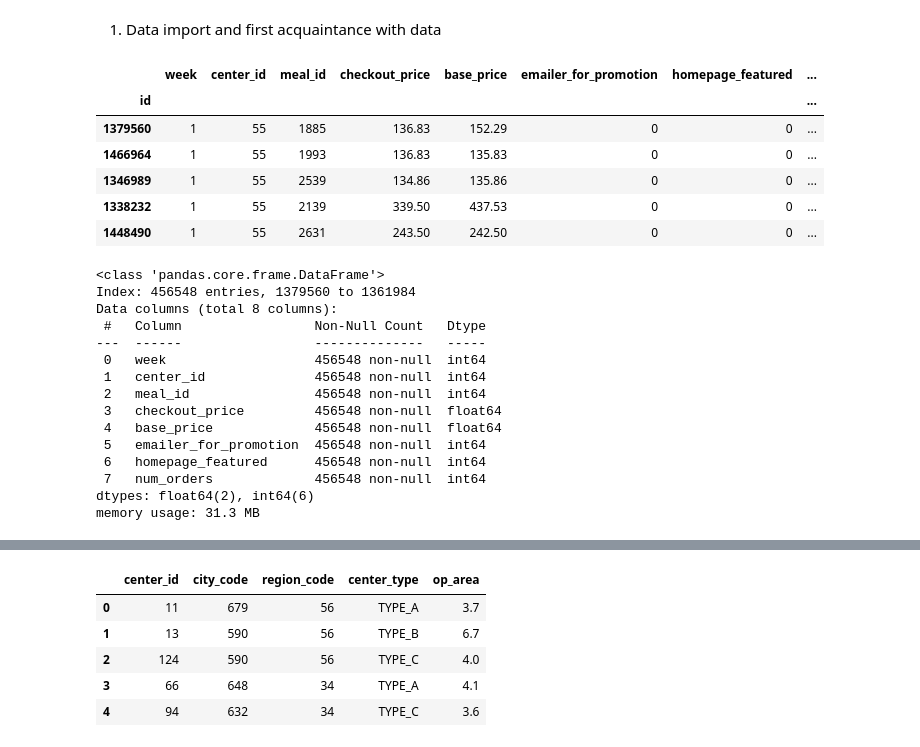
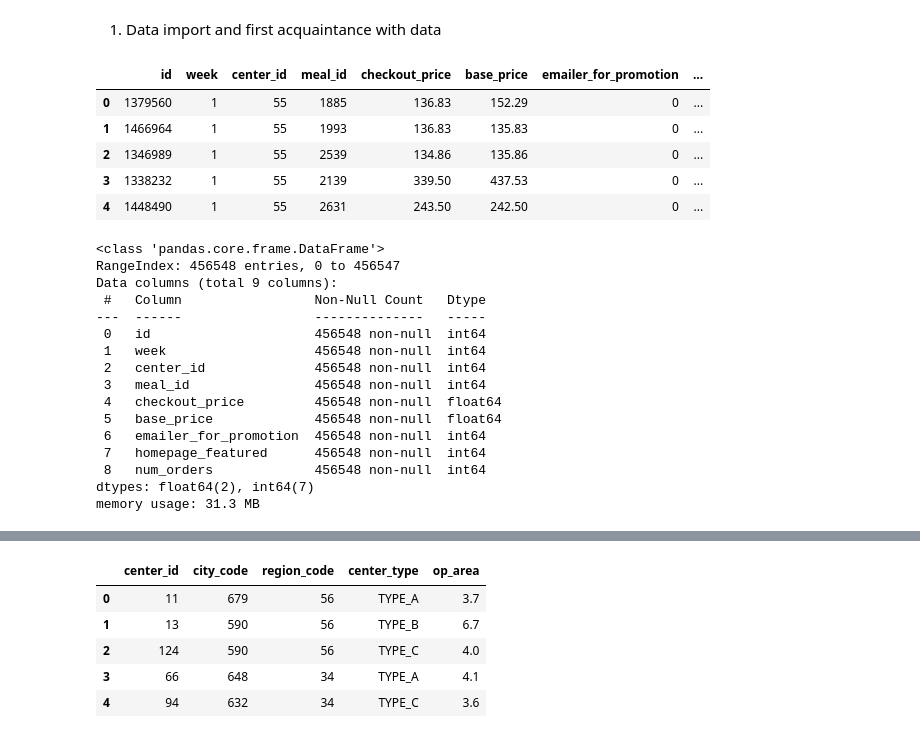
Before and after one commit to AwanRaskall/retail-demand-analysis, a Jupyter notebook: retail-analysis.ipynb, the cells around one changed output, grey strips where cells are left out. Drawn from its saved outputs; the diff is of its cells as text; code cells hidden in the pictures.

```diff
--- a/retail-analysis.ipynb
+++ b/retail-analysis.ipynb
@@ -6,35 +6,35 @@ import seaborn as sns
 # %% [markdown]
 1. Data import and first acquaintance with data
 # %%
-df_orders = pd.read_csv('Food Demand Dataset/food_demand.csv', index_col="id")
+df_orders = pd.read_csv('Food Demand Dataset/food_demand.csv')#, index_col="id")
 # df_orders = df_orders.rename_axis(None)
 
 df_orders.head()
 # %% [output]
-|  | week | center_id | meal_id | checkout_price | base_price | emailer_for_promotion | homepage_featured | ... |
-| id |  |  |  |  |  |  |  | ... |
-| 1379560 | 1 | 55 | 1885 | 136.83 | 152.29 | 0 | 0 | ... |
-| 1466964 | 1 | 55 | 1993 | 136.83 | 135.83 | 0 | 0 | ... |
-| 1346989 | 1 | 55 | 2539 | 134.86 | 135.86 | 0 | 0 | ... |
-| 1338232 | 1 | 55 | 2139 | 339.50 | 437.53 | 0 | 0 | ... |
-| 1448490 | 1 | 55 | 2631 | 243.50 | 242.50 | 0 | 0 | ... |
+|  | id | week | center_id | meal_id | checkout_price | base_price | emailer_for_promotion | ... |
+| 0 | 1379560 | 1 | 55 | 1885 | 136.83 | 152.29 | 0 | ... |
+| 1 | 1466964 | 1 | 55 | 1993 | 136.83 | 135.83 | 0 | ... |
+| 2 | 1346989 | 1 | 55 | 2539 | 134.86 | 135.86 | 0 | ... |
+| 3 | 1338232 | 1 | 55 | 2139 | 339.50 | 437.53 | 0 | ... |
+| 4 | 1448490 | 1 | 55 | 2631 | 243.50 | 242.50 | 0 | ... |
 # %%
 df_orders.info()
 # %% [output]
 <class 'pandas.core.frame.DataFrame'>
-Index: 456548 entries, 1379560 to 1361984
-Data columns (total 8 columns):
+RangeIndex: 456548 entries, 0 to 456547
+Data columns (total 9 columns):
  #   Column                 Non-Null Count   Dtype
 ---  ------                 --------------   -----
- 0   week                   456548 non-null  int64
- 1   center_id              456548 non-null  int64
- 2   meal_id                456548 non-null  int64
- 3   checkout_price         456548 non-null  float64
- 4   base_price             456548 non-null  float64
- 5   emailer_for_promotion  456548 non-null  int64
- 6   homepage_featured      456548 non-null  int64
- 7   num_orders             456548 non-null  int64
-dtypes: float64(2), int64(6)
+ 0   id                     456548 non-null  int64
+ 1   week                   456548 non-null  int64
+ 2   center_id              456548 non-null  int64
+ 3   meal_id                456548 non-null  int64
+ 4   checkout_price         456548 non-null  float64
+ 5   base_price             456548 non-null  float64
+ 6   emailer_for_promotion  456548 non-null  int64
+ 7   homepage_featured      456548 non-null  int64
+ 8   num_orders             456548 non-null  int64
+dtypes: float64(2), int64(7)
 memory usage: 31.3 MB
 # %%
 df_orders.describe()
```
Also changed, not shown: parts of 9 cells of this notebook.
